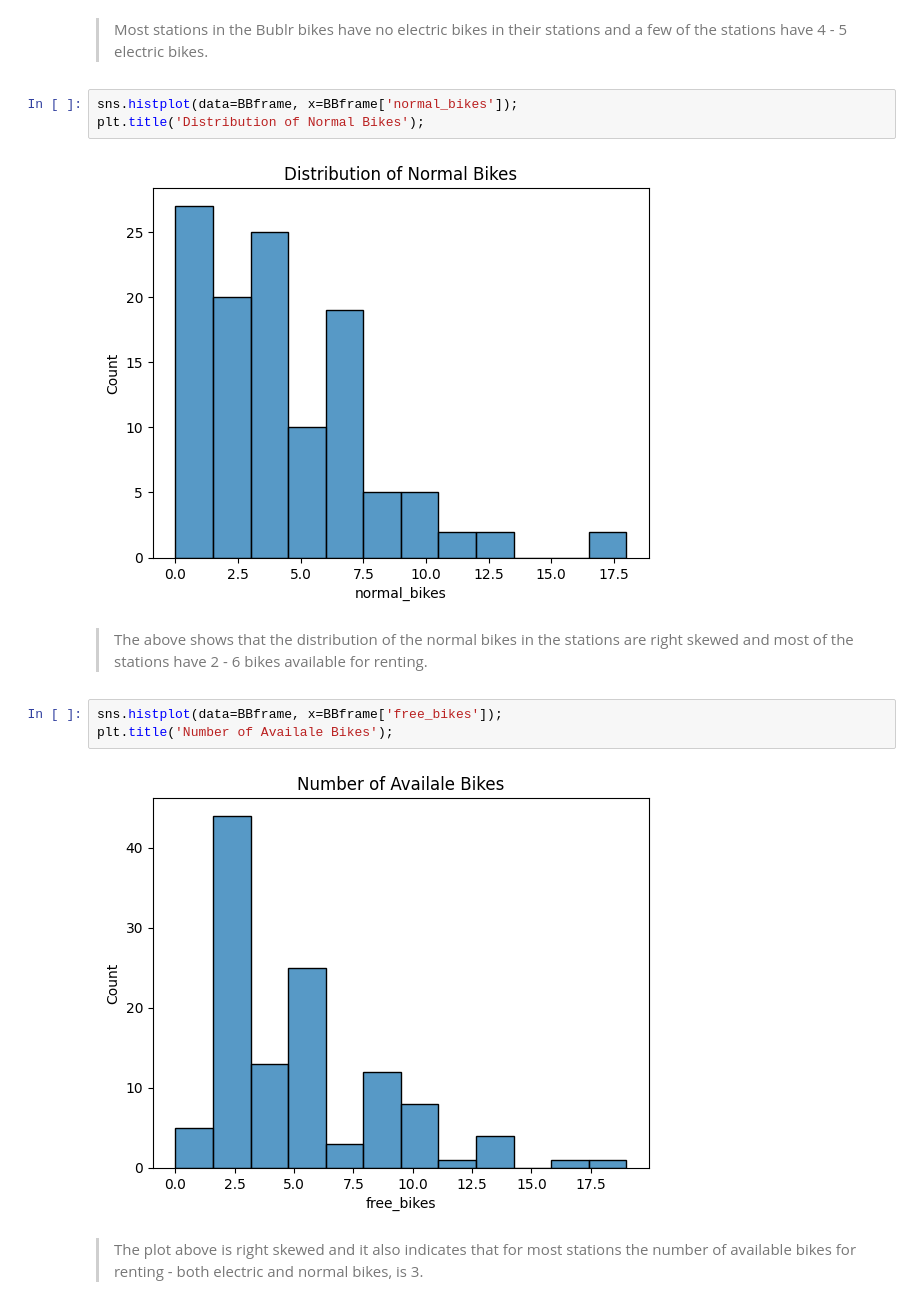
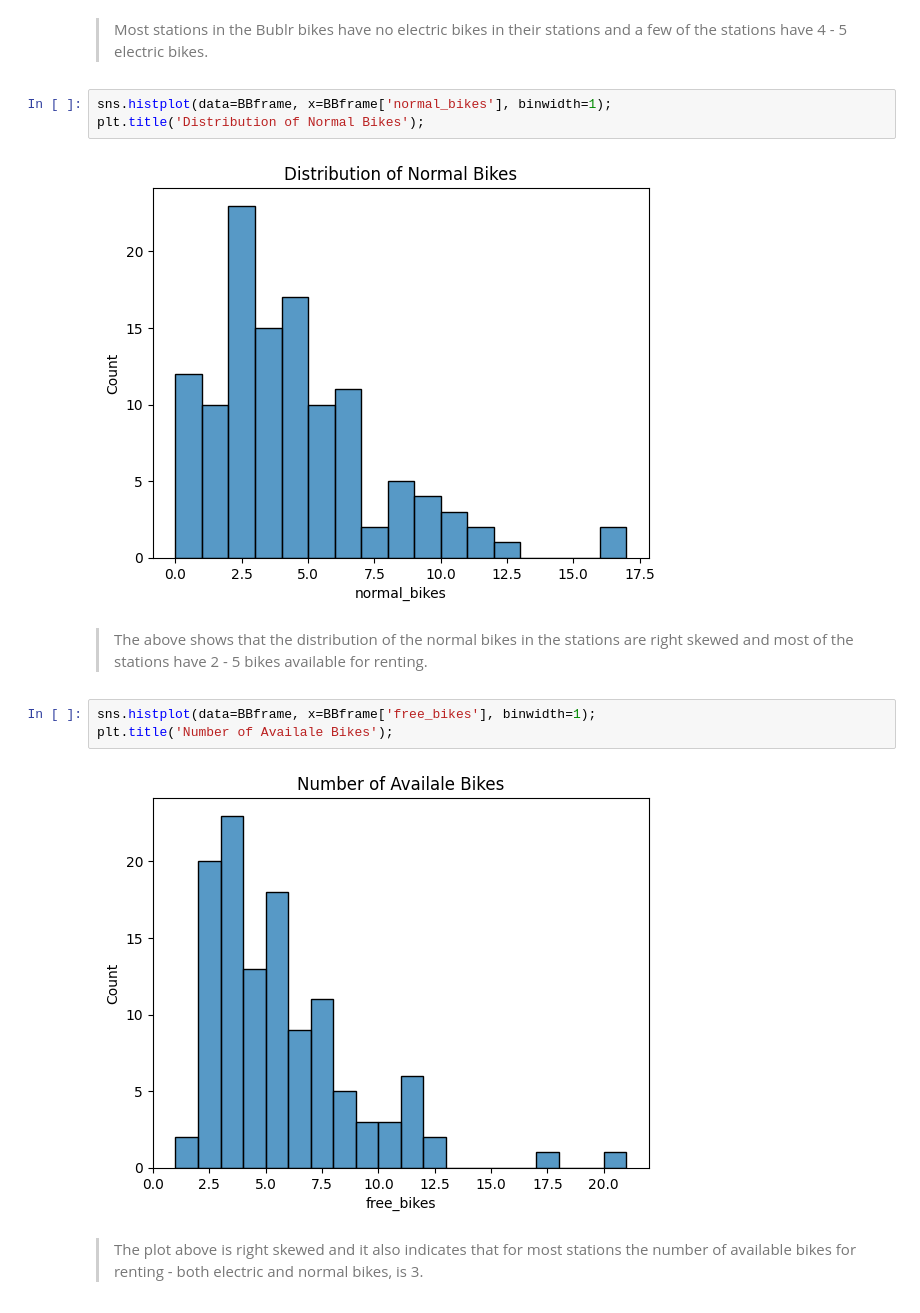
Before and after one commit to AduragbemiOyinlola/CityBike-API, a Jupyter notebook: citybike.ipynb, the cells around one changed output. Saved outputs shown, nothing was run; the diff lists cells and outputs as text.

Commit message:
Redefined plot

```diff
--- a/citybike.ipynb
+++ b/citybike.ipynb
@@ -374,16 +367,16 @@ plt.title('Distribution of Electric Bikes');
 # %% [markdown]
 > Most stations in the Bublr bikes have no electric bikes in their stations and a few of the stations have 4 - 5 electric bikes.
 # %%
-sns.histplot(data=BBframe, x=BBframe['normal_bikes']);
+sns.histplot(data=BBframe, x=BBframe['normal_bikes'], binwidth=1);
 plt.title('Distribution of Normal Bikes');
 # %% [output]
-[figure, old version]
+[figure, new version]
 # %% [markdown]
-> The above shows that the distribution of the normal bikes in the stations are right skewed and most of the stations have 2 - 6 bikes available for renting.
+> The above shows that the distribution of the normal bikes in the stations are right skewed and most of the stations have 2 - 5 bikes available for renting.
 # %%
-sns.histplot(data=BBframe, x=BBframe['free_bikes']);
+sns.histplot(data=BBframe, x=BBframe['free_bikes'], binwidth=1);
 plt.title('Number of Availale Bikes');
 # %% [output]
-[figure, old version]
+[figure, new version]
 # %% [markdown]
 > The plot above is right skewed and it also indicates that for most stations the number of available bikes for renting - both electric and normal bikes, is 3.
```
Also changed, not shown: parts of 7 cells of this notebook.
